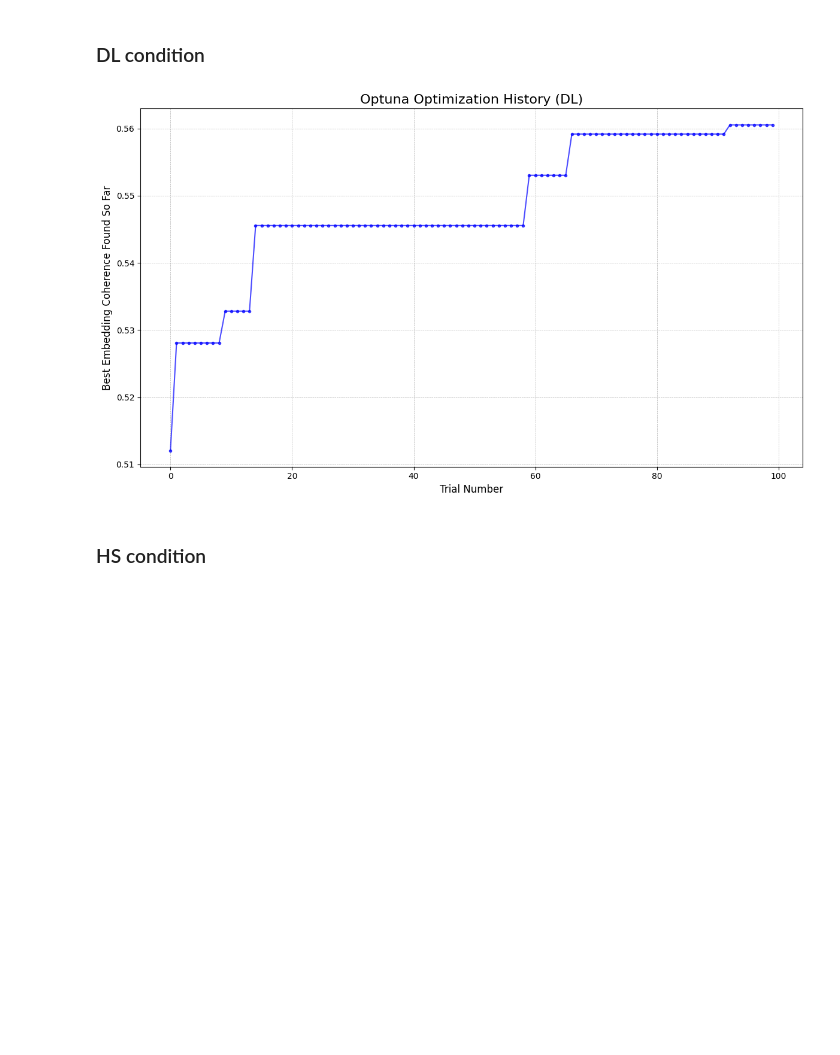
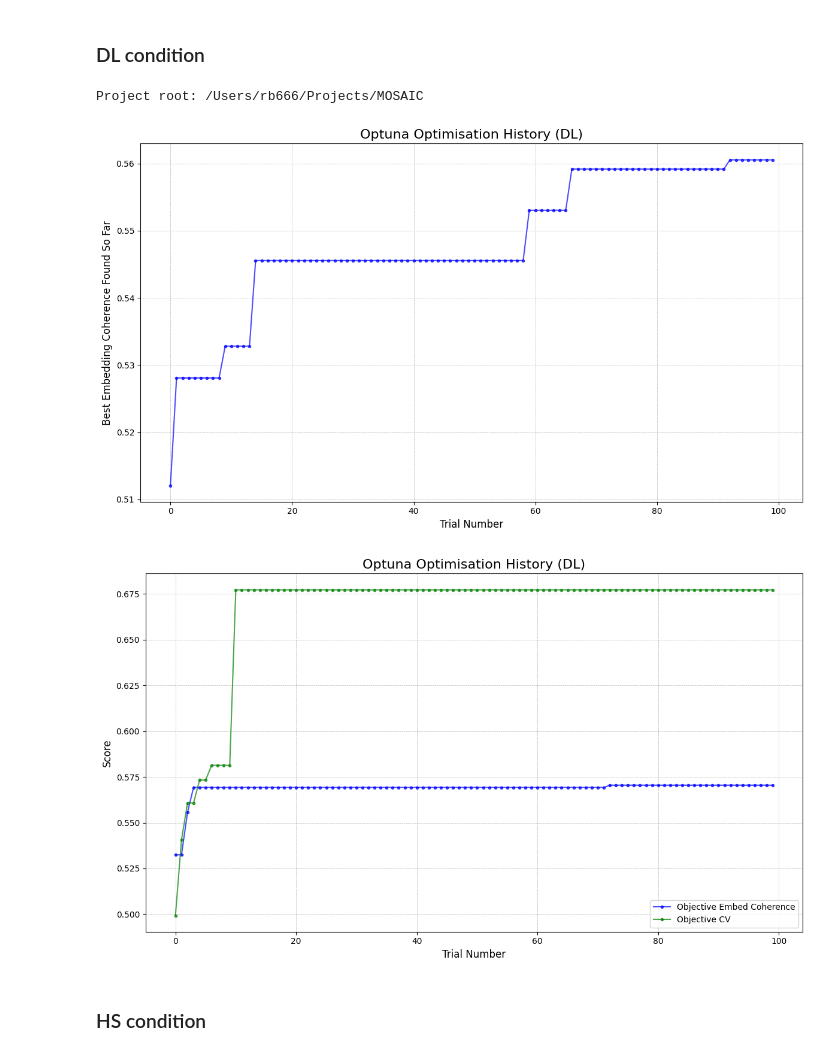
Before and after one commit to romybeaute/MOSAIC, a Jupyter notebook: EVAL/dreamachine/optuna_search/optuna_check_eval.ipynb, the cells around one changed output. Cells and saved outputs as stored; diff of their text form; code cells hidden in the pictures; blank space fills up the shorter version.

```diff
--- a/EVAL/dreamachine/optuna_search/optuna_check_eval.ipynb
+++ b/EVAL/dreamachine/optuna_search/optuna_check_eval.ipynb
@@ -7,7 +7,8 @@ import sys, os
 
 
 current_dir = os.getcwd()
-project_root = os.path.abspath(os.path.join(current_dir, '..', '..'))  # goes two levels up to MOSAIC
+project_root = os.path.abspath(os.path.join(current_dir, '..', '../..'))  # goes two levels up to MOSAIC
+print("Project root:",project_root)
 sys.path.append(project_root)
 
 from configs.dreamachine2 import config
@@ -22,7 +23,7 @@ df['best_embedding_coherence'] = df['embedding_coherence'].cummax()
 plt.figure(figsize=(12, 7))
 plt.plot(df['trial_number'], df['best_embedding_coherence'], marker='.', linestyle='-', color='b', alpha=0.7)
 
-plt.title('Optuna Optimization History (DL)', fontsize=16)
+plt.title('Optuna Optimisation History (DL)', fontsize=16)
 plt.xlabel('Trial Number', fontsize=12)
 plt.ylabel('Best Embedding Coherence Found So Far', fontsize=12)
 plt.grid(True, which='both', linestyle='--', linewidth=0.5)
@@ -32,7 +33,29 @@ plt.tight_layout()
 
 plt.show()
 # %% [output]
+Project root: /Users/rb666/Projects/MOSAIC
 [figure]
+# %%
+file_path = f'OPTUNA_results_DL_sentences_multiobj_{sanitized_model_name}.csv'
+df = pd.read_csv(file_path)
+
+df['objective_embed_coherence'] = df['objective_embed_coherence'].cummax()
+df['objective_cv'] = df['objective_cv'].cummax()
+
+plt.figure(figsize=(12, 7))
+plt.plot(df['trial_number'], df['objective_embed_coherence'], marker='.', linestyle='-', color='b', alpha=0.7, label='Objective Embed Coherence')
+plt.plot(df['trial_number'], df['objective_cv'], marker='.', linestyle='-', color='g', alpha=0.7, label='Objective CV')
+
+plt.title('Optuna Optimisation History (DL)', fontsize=16)
+plt.xlabel('Trial Number', fontsize=12)
+plt.ylabel('Score', fontsize=12)
+plt.legend()
+plt.grid(True, which='both', linestyle='--', linewidth=0.5)
+plt.tight_layout()
+
+plt.show()
+# %% [output]
+[figure, added]
 # %% [markdown]
 ### HS condition
 # %%
```
Also changed, not shown: parts of 2 cells of this notebook, 1 other file.
